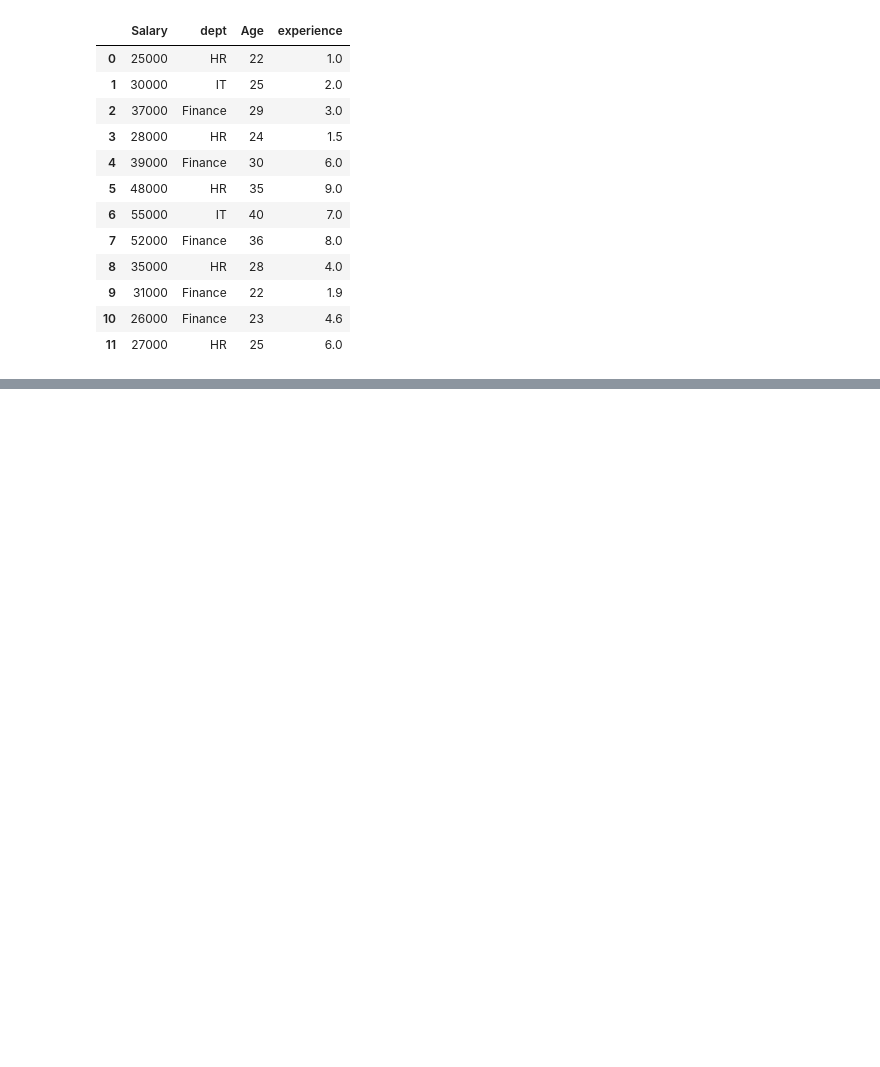
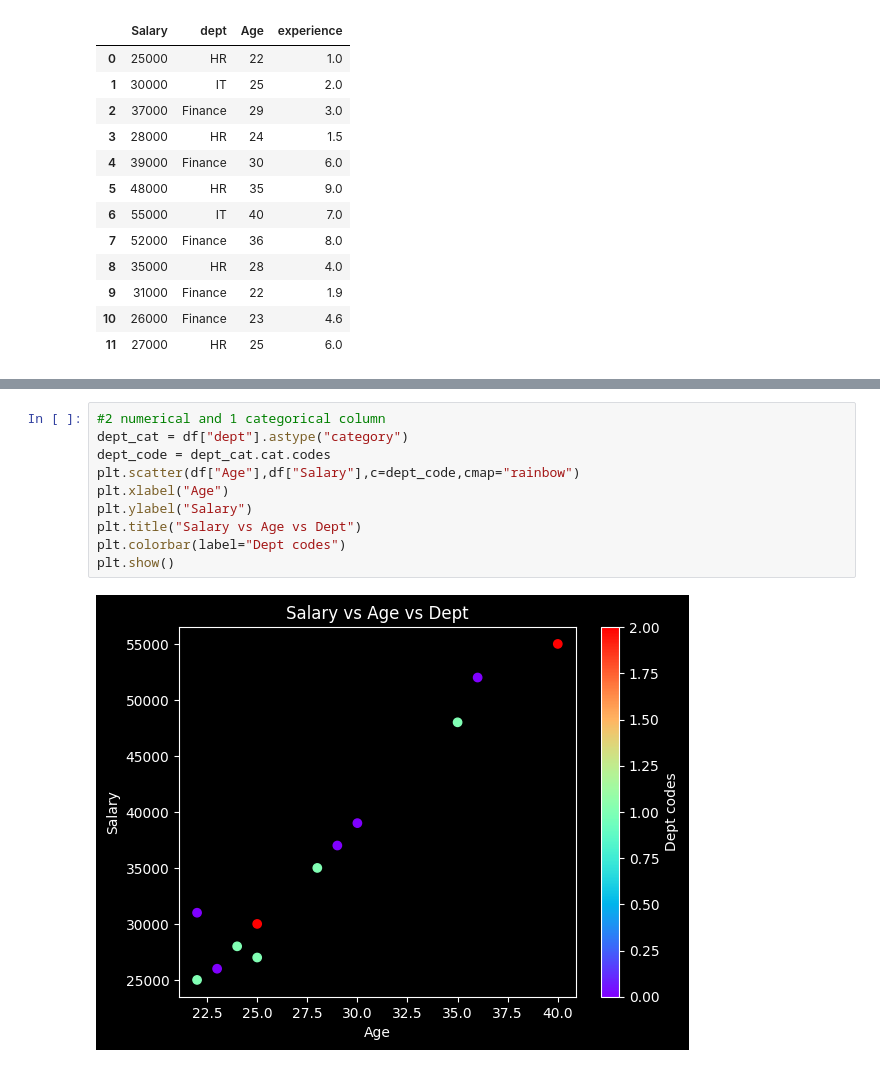
Before and after one commit to KasavRushikesh09/Python_Programs, a Jupyter notebook: matplotlib/practice.ipynb, the cells around one changed output, grey strips where cells are left out. Drawn from its saved outputs; the diff is of its cells as text; blank space fills up the shorter version.

```diff
--- a/matplotlib/practice.ipynb
+++ b/matplotlib/practice.ipynb
@@ -270,0 +281,12 @@ df
+# %%
+#2 numerical and 1 categorical column
+dept_cat = df["dept"].astype("category")
+dept_code = dept_cat.cat.codes
+plt.scatter(df["Age"],df["Salary"],c=dept_code,cmap="rainbow")
+plt.xlabel("Age")
+plt.ylabel("Salary")
+plt.title("Salary vs Age vs Dept")
+plt.colorbar(label="Dept codes")
+plt.show()
+# %% [output]
+[figure, added]
```
Also changed, not shown: parts of 11 cells of this notebook, 1 other file.
